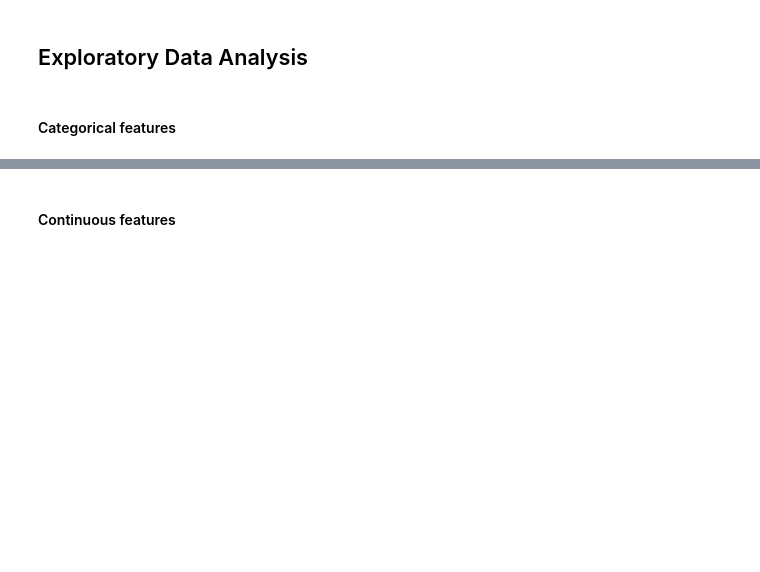
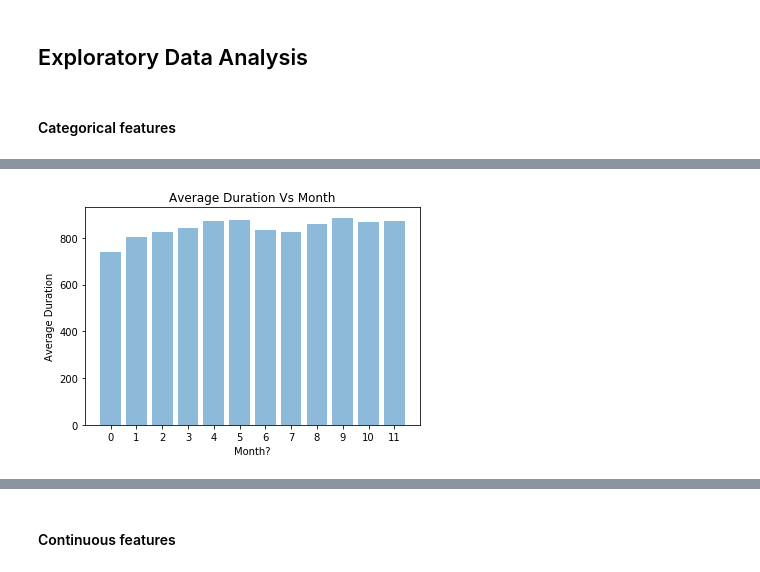
Before and after one commit to nengneng/Trip_Prediction, a Jupyter notebook: Trip_Pred_Wei_v3.ipynb, the cells around one changed output, grey strips where cells are left out. Drawn from its saved outputs; the diff is of its cells as text; code cells hidden in the pictures; blank space fills up the shorter version.

```diff
--- a/Trip_Pred_Wei_v3.ipynb
+++ b/Trip_Pred_Wei_v3.ipynb
@@ -363,15 +362,16 @@ Train_with_weather_Trip_date_hav_geo_dtw_dirc.columns()
 ## Exploratory Data Analysis
 # %% [markdown]
 #### Categorical features
+# %%
+Train_with_weather_Trip_date_hav_geo_dtw_dirc = pd.read_csv(r'D:/Learn/HomeWork_Lyft/train_ready.csv')
 # %%
 duration_by_hour = Train_with_weather_Trip_date_hav_geo_dtw_dirc.groupby(['start_hour'], as_index=False)['duration'].mean()
 duration_by_dayOfWeek = Train_with_weather_Trip_date_hav_geo_dtw_dirc.groupby(['start_dayOfWeek'], as_index=False)['duration'].mean()
 duration_by_IsWeekend = Train_with_weather_Trip_date_hav_geo_dtw_dirc.groupby(['start_isWeekend'], as_index=False)['duration'].mean()
 duration_by_IsHoliday = Train_with_weather_Trip_date_hav_geo_dtw_dirc.groupby(['start_isHoliday'], as_index=False)['duration'].mean()
-
-
-
-#duration_by_dayOfWeek_hour = Train_with_weather_Trip_date_hav_geo_dtw_dirc.groupby(['start_dayOfWeek','start_hour'], as_index=False)['duration'].mean()
+duration_by_month = Train_with_weather_Trip_date_hav_geo_dtw_dirc.groupby(['start_month'], as_index=False)['duration'].mean()
+duration_by_geoDist = Train_with_weather_Trip_date_hav_geo_dtw_dirc.groupby(['geoDist'], as_index=False)['duration'].mean()
+duration_by_geoDist['geoDist'] = duration_by_geoDist['geoDist'].astype('str')
 # %%
 plt.bar(duration_by_hour['start_hour'], duration_by_hour['duration'], align='center', alpha=0.5)
 plt.xticks(duration_by_hour['start_hour'], np.arange(len(duration_by_hour['start_hour'])))
@@ -402,0 +411,9 @@ plt.show()
+# %%
+plt.bar(duration_by_month['start_month'], duration_by_month['duration'], align='center', alpha=0.5)
+plt.xticks(duration_by_month['start_month'], np.arange(len(duration_by_month['start_month'])))
+plt.ylabel('Average Duration')
+plt.xlabel('Month?')
+plt.title('Average Duration Vs Month')
+plt.show()
+# %% [output]
+[figure, added]
```
Also changed, not shown: parts of 44 cells of this notebook, 1 other file.
